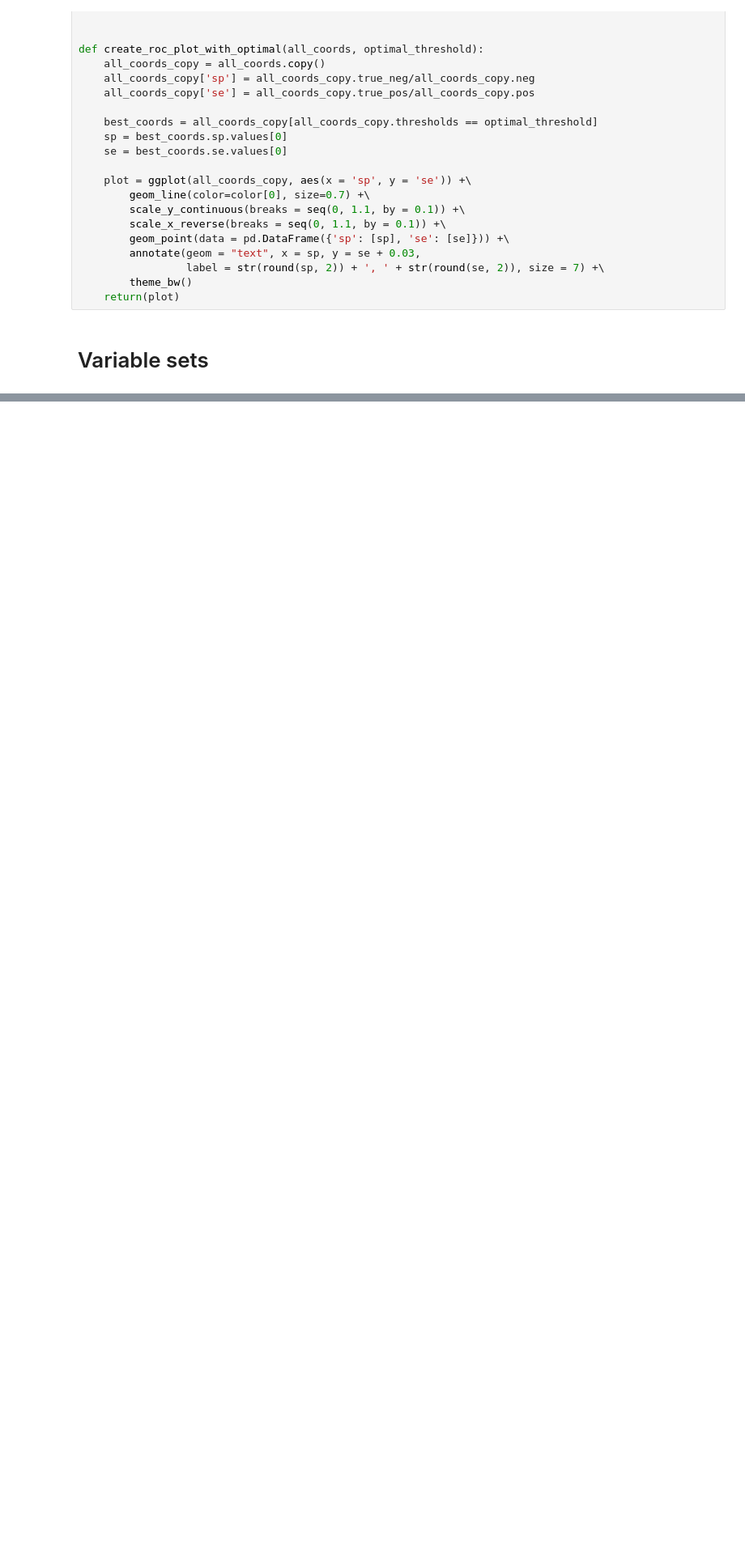
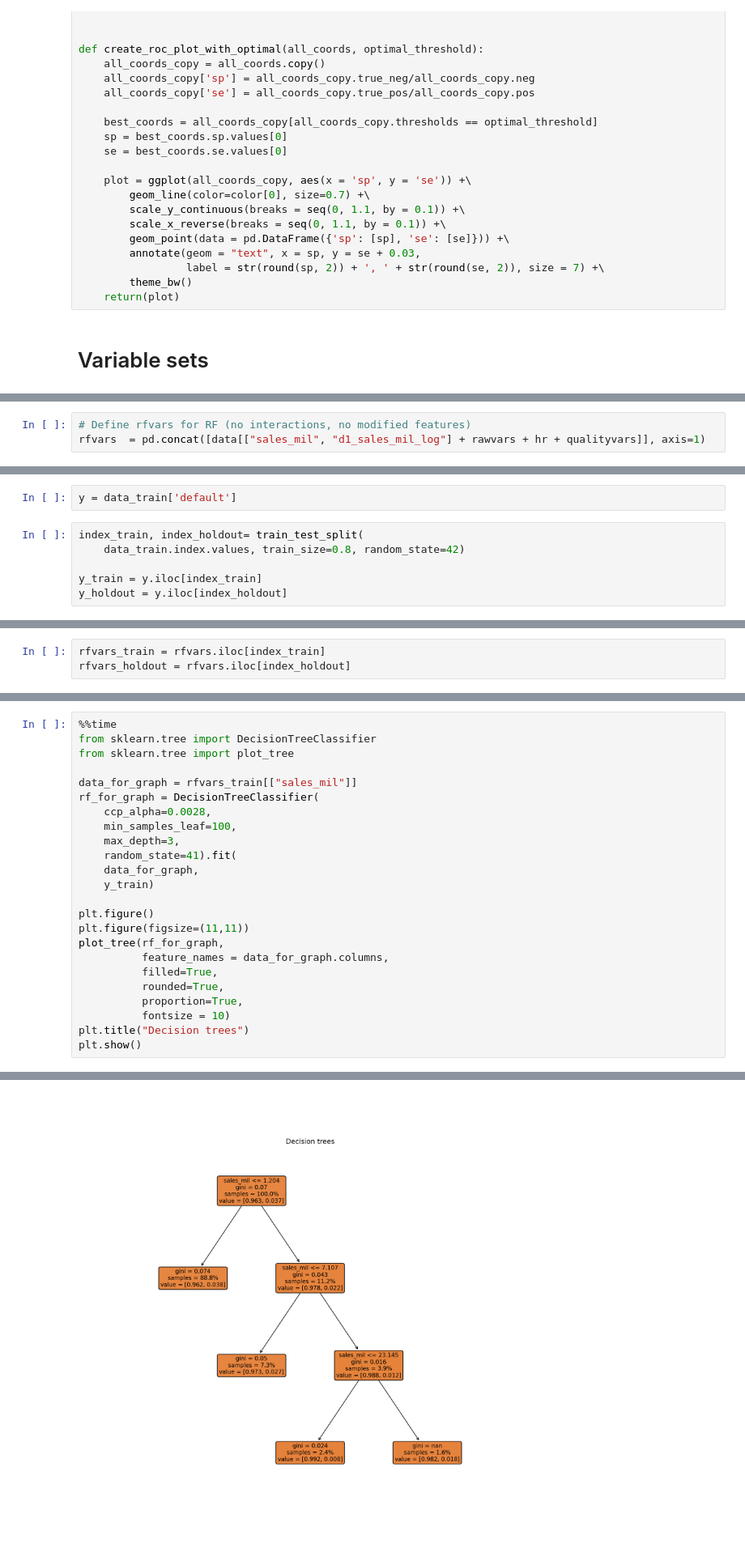
Before and after one commit to 00Dabide/DA3-Assignment-3, a Jupyter notebook: Assignment-3.ipynb, the cells around one changed output, grey strips where cells are left out. Shown at 81% size. Cells and saved outputs as stored; diff of their text form; blank space fills up the shorter version.

Commit message:
Add Random Forest

```diff
--- a/Assignment-3.ipynb
+++ b/Assignment-3.ipynb
@@ -605,0 +610,3 @@ hr = ["female", "ceo_age", "flag_high_ceo_age", "flag_low_ceo_age",
+# %%
+# Define rfvars for RF (no interactions, no modified features)
+rfvars  = pd.concat([data[["sales_mil", "d1_sales_mil_log"] + rawvars + hr + qualityvars]], axis=1)
@@ -605,0 +630,8 @@ hr = ["female", "ceo_age", "flag_high_ceo_age", "flag_low_ceo_age",
+# %%
+y = data_train['default']
+# %%
+index_train, index_holdout= train_test_split(
+    data_train.index.values, train_size=0.8, random_state=42)
+
+y_train = y.iloc[index_train]
+y_holdout = y.iloc[index_holdout]
@@ -605,0 +640,3 @@ hr = ["female", "ceo_age", "flag_high_ceo_age", "flag_low_ceo_age",
+# %%
+rfvars_train = rfvars.iloc[index_train]
+rfvars_holdout = rfvars.iloc[index_holdout]
@@ -605,0 +655,25 @@ hr = ["female", "ceo_age", "flag_high_ceo_age", "flag_low_ceo_age",
+# %%
+%%time
+from sklearn.tree import DecisionTreeClassifier
+from sklearn.tree import plot_tree
+
+data_for_graph = rfvars_train[["sales_mil"]]
+rf_for_graph = DecisionTreeClassifier(
+    ccp_alpha=0.0028,
+    min_samples_leaf=100,
+    max_depth=3,
+    random_state=41).fit(
+    data_for_graph,
+    y_train)
+
+plt.figure()
+plt.figure(figsize=(11,11))
+plot_tree(rf_for_graph,
+          feature_names = data_for_graph.columns,
+          filled=True,
+          rounded=True,
+          proportion=True,
+          fontsize = 10)
+plt.title("Decision trees")
+plt.show()
+# %% [output]
@@ -605,0 +681 @@ hr = ["female", "ceo_age", "flag_high_ceo_age", "flag_low_ceo_age",
+[figure, added]
```
Also changed, not shown: parts of 13 cells of this notebook.
